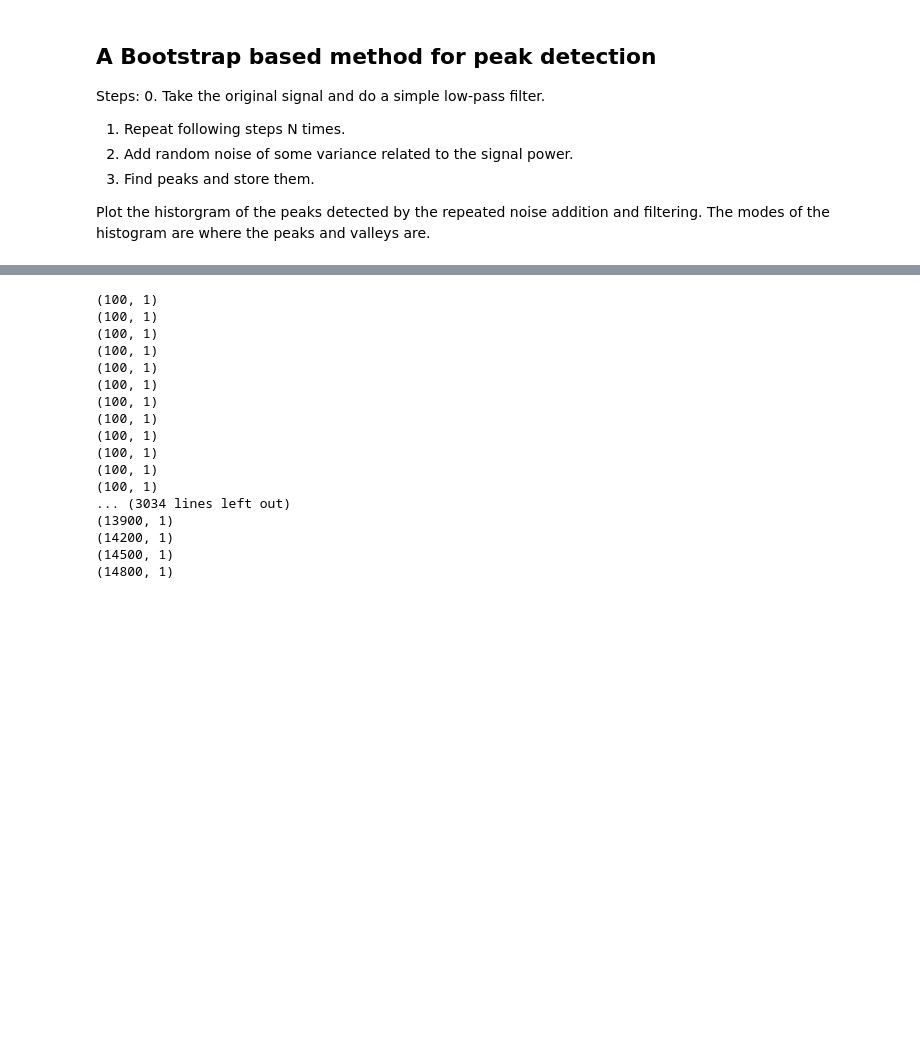
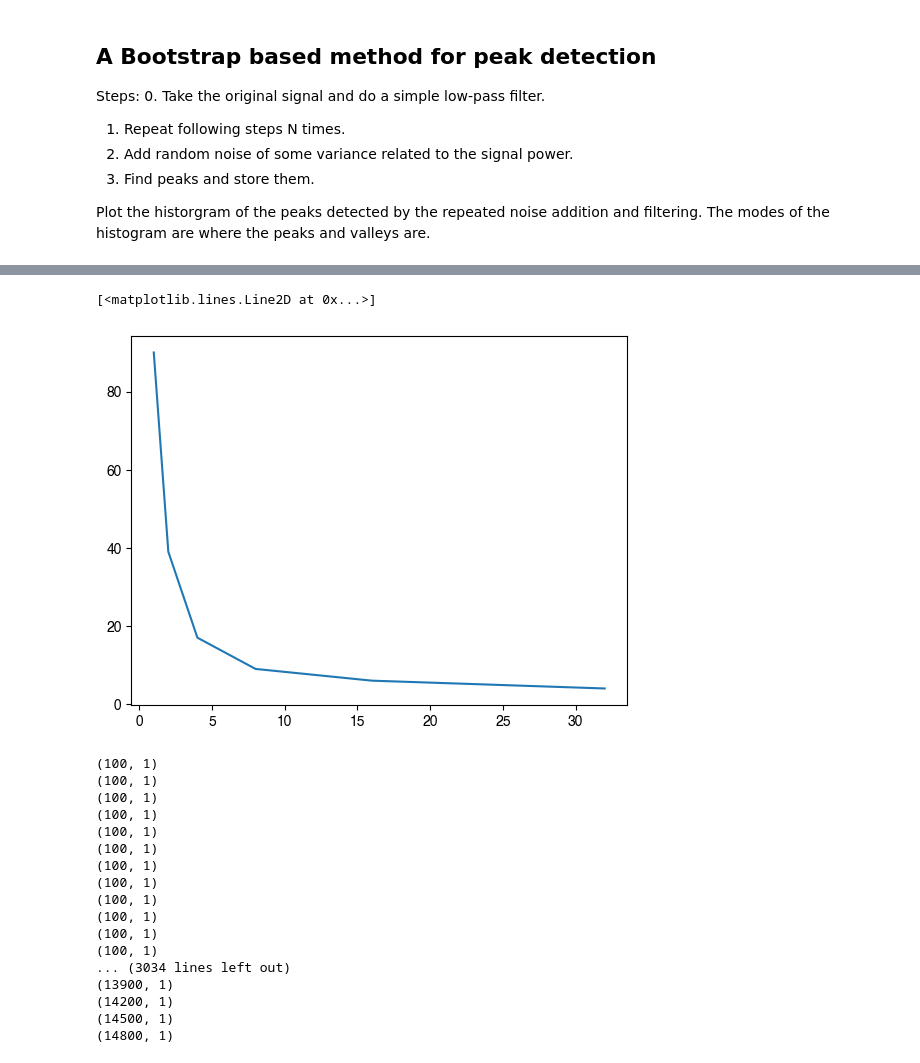
Before and after one commit to siva82kb/kinometrics, a Jupyter notebook: analysis/peak_metrics_smoothness.ipynb, the cells around one changed output, grey strips where cells are left out. Drawn from its saved outputs; the diff is of its cells as text; code cells hidden in the pictures; blank space fills up the shorter version.

```diff
--- a/analysis/peak_metrics_smoothness.ipynb
+++ b/analysis/peak_metrics_smoothness.ipynb
@@ -166,3 +221,9 @@ plt.show()
+# %%
+_xy = np.array([[k, len(v[0])] for k,v in peaks.items()])
+plt.plot(_xy[:, 0], _xy[:, 1])
+# %% [output]
+[<matplotlib.lines.Line2D at 0x...>]
+[figure, added]
 # %%
 # Compute smoothness
 # SPARC
```
Also changed, not shown: parts of 4 cells of this notebook, 1 other file.
